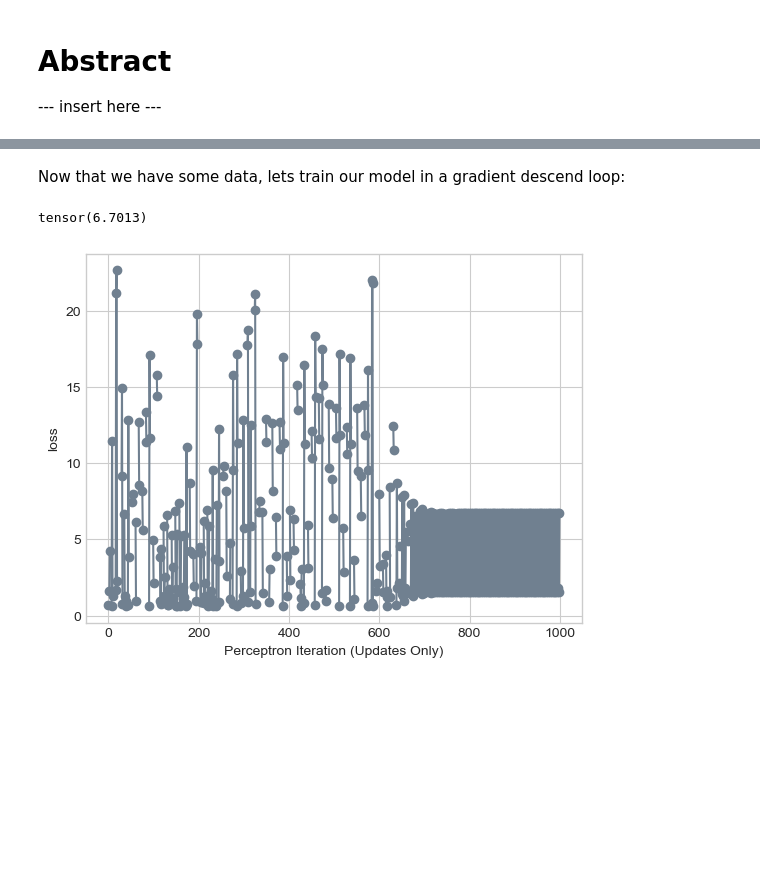
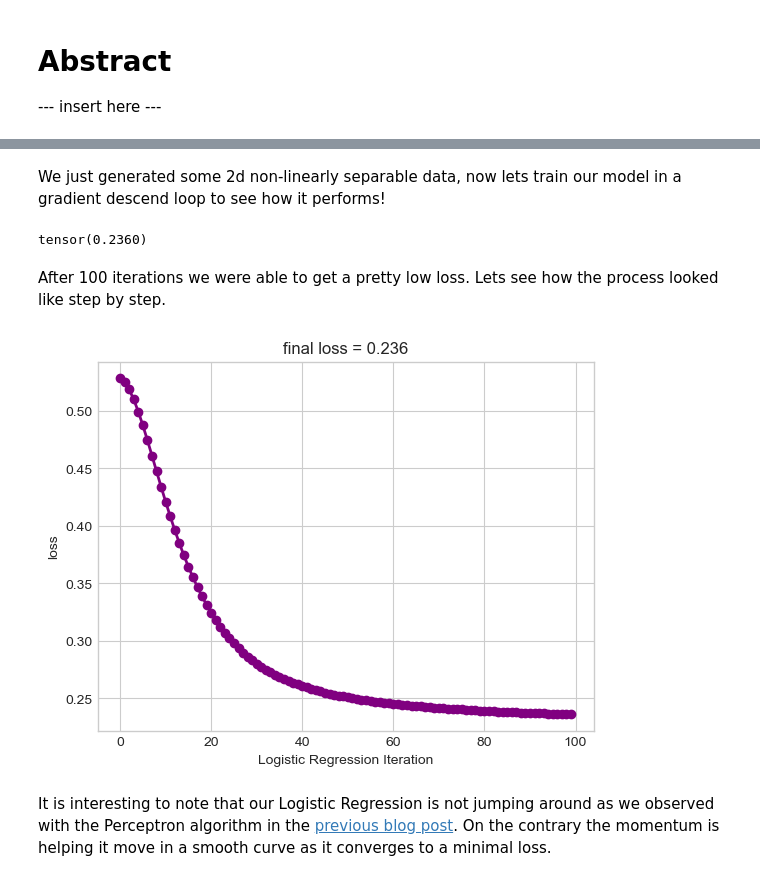
Before and after one commit to lawolff1702/lawolff1702.github.io, a Jupyter notebook: posts/Implementing Logistic Regression/index.ipynb, the cells around one changed output, grey strips where cells are left out. Saved outputs shown, nothing was run; the diff lists cells and outputs as text; code cells hidden in the pictures; blank space fills up the shorter version.

```diff
--- a/posts/Implementing Logistic Regression/index.ipynb
+++ b/posts/Implementing Logistic Regression/index.ipynb
@@ -56,11 +58,11 @@ plot_lr_data(X, y, ax)
 # %% [markdown]
-Now that we have some data, lets train our model in a gradient descend loop:
+We just generated some 2d non-linearly separable data, now lets train our model in a gradient descend loop to see how it performs!
 # %%
 LR = LogisticRegression()
 opt = GradientDescentOptimizer(LR)
 
 loss_vec = []
-max_iter = 1000
+max_iter = 100
 
 for _ in range(max_iter):
     loss = LR.loss(X, y)
@@ -70,10 +72,14 @@ for _ in range(max_iter):
 
 loss
 # %% [output]
-tensor(6.7013)
+tensor(0.2360)
+# %% [markdown]
+After 100 iterations we were able to get a pretty low loss. Lets see how the process looked like step by step.
 # %%
-plt.plot(loss_vec, color = "slategrey")
-plt.scatter(torch.arange(len(loss_vec)), loss_vec, color = "slategrey")
-labs = plt.gca().set(xlabel = "Perceptron Iteration (Updates Only)", ylabel = "loss")
+plt.plot(loss_vec, color = "purple", lw=2)
+plt.scatter(torch.arange(len(loss_vec)), loss_vec, color = "purple")
+labs = plt.gca().set(xlabel = "Logistic Regression Iteration", ylabel = "loss", title = f"final loss = {loss:.3f}")
 # %% [output]
-[figure, old version]
+[figure, new version]
+# %% [markdown]
+It is interesting to note that our Logistic Regression is not jumping around as we observed with the Perceptron algorithm in the [previous blog post](https://lawolff1702.github.io/posts/Implementing%20the%20Perceptron%20Algorithm/). On the contrary the momentum is helping it move in a smooth curve as it converges to a minimal loss.
```
Also changed, not shown: parts of 5 cells of this notebook, 1 other file.
